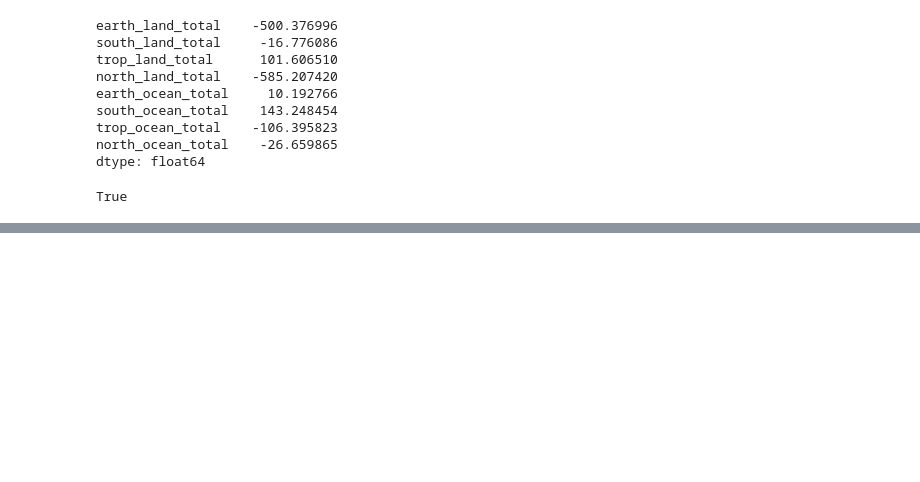
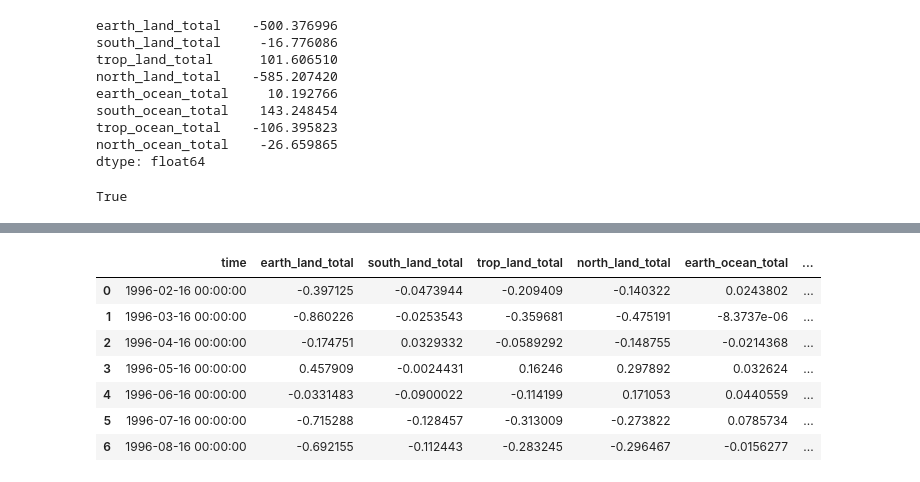
Before and after one commit to rursino/carbon-cycle-feedbacks, a Jupyter notebook: Peylin_flux/Notebooks/Intro.ipynb, the cells around one changed output, grey strips where cells are left out. Saved outputs shown, nothing was run; the diff lists cells and outputs as text; code cells hidden in the pictures; blank space fills up the shorter version.

```diff
--- a/Peylin_flux/Notebooks/Intro.ipynb
+++ b/Peylin_flux/Notebooks/Intro.ipynb
@@ -728,0 +821,13 @@ True
+# %%
+# with dividing
+wit = ea.spatial_integration(Rayner,['Terrestrial_flux', 'ocean'], time=(49,55))
+wit
+# %% [output]
+|  | time | earth_land_total | south_land_total | trop_land_total | north_land_total | earth_ocean_total | ... |
+| 0 | 1996-02-16 00:00:00 | -0.397125 | -0.0473944 | -0.209409 | -0.140322 | 0.0243802 | ... |
+| 1 | 1996-03-16 00:00:00 | -0.860226 | -0.0253543 | -0.359681 | -0.475191 | -8.3737e-06 | ... |
+| 2 | 1996-04-16 00:00:00 | -0.174751 | 0.0329332 | -0.0589292 | -0.148755 | -0.0214368 | ... |
+| 3 | 1996-05-16 00:00:00 | 0.457909 | -0.0024431 | 0.16246 | 0.297892 | 0.032624 | ... |
+| 4 | 1996-06-16 00:00:00 | -0.0331483 | -0.0900022 | -0.114199 | 0.171053 | 0.0440559 | ... |
+| 5 | 1996-07-16 00:00:00 | -0.715288 | -0.128457 | -0.313009 | -0.273822 | 0.0785734 | ... |
+| 6 | 1996-08-16 00:00:00 | -0.692155 | -0.112443 | -0.283245 | -0.296467 | -0.0156277 | ... |
```
Also changed, not shown: parts of 12 cells of this notebook, 1 other file.
